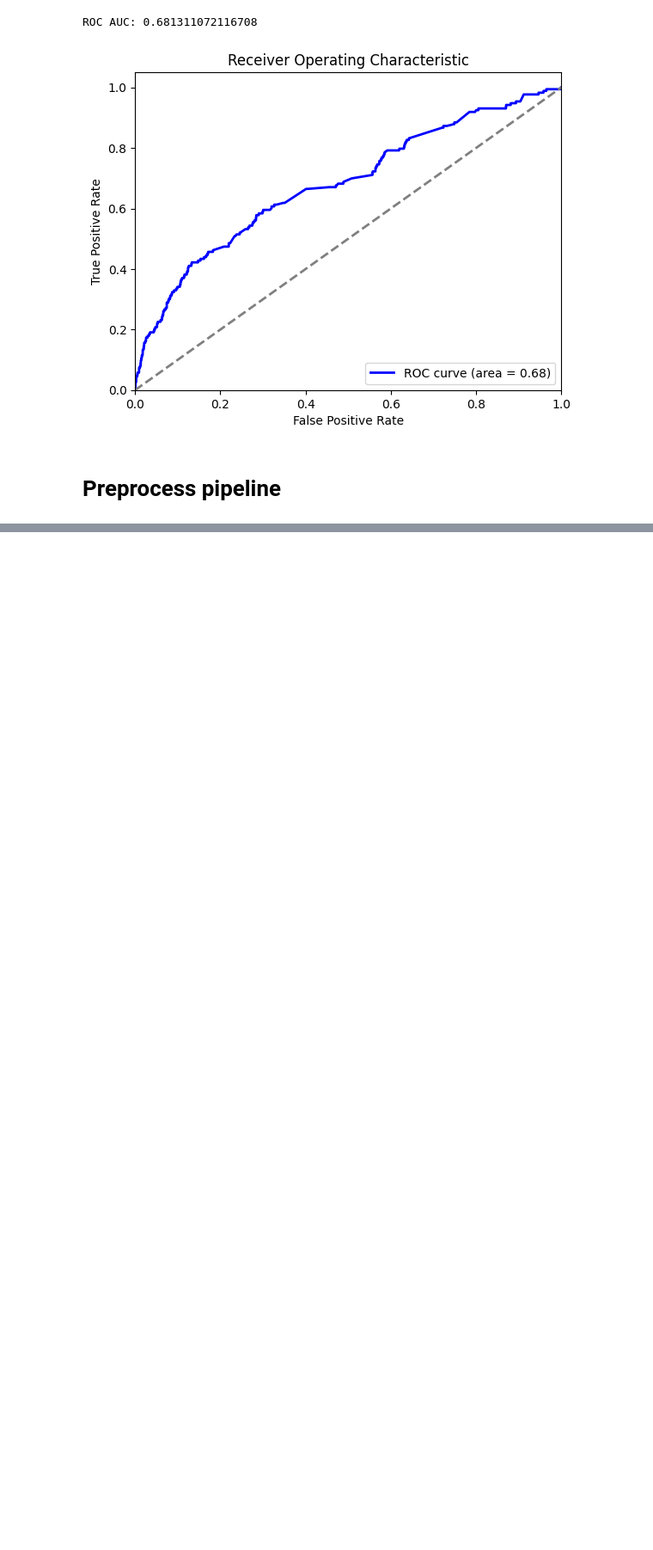
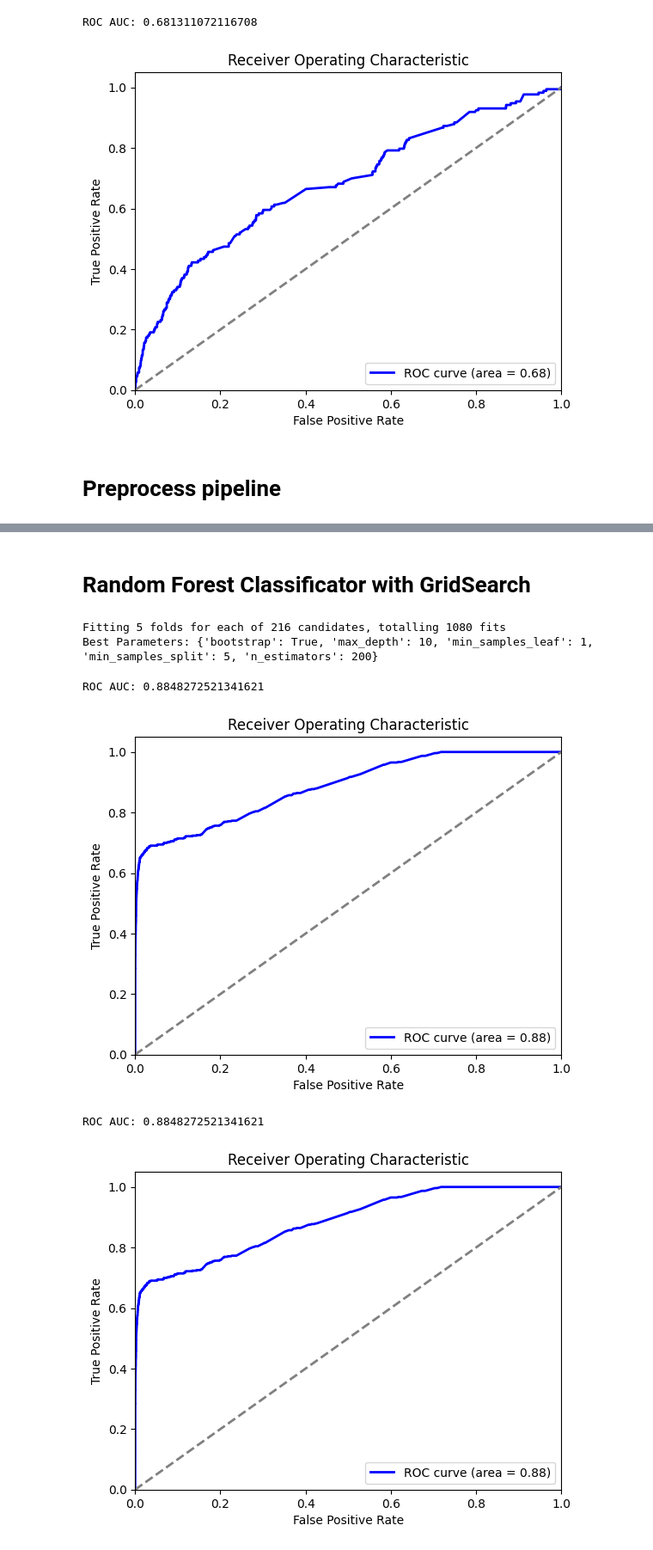
Before and after one commit to den2morrow/colab_research, a Jupyter notebook: data_secret_first_cup_2024_v1.ipynb, the cells around one changed output, grey strips where cells are left out. Shown: that part at 86% size. Saved outputs shown, nothing was run; the diff lists cells and outputs as text; code cells hidden in the pictures; blank space fills up the shorter version.

```diff
--- a/data_secret_first_cup_2024_v1.ipynb
+++ b/data_secret_first_cup_2024_v1.ipynb
@@ -370,0 +458,41 @@ ROC AUC: 0.681311072116708
+# %% [markdown]
+# Random Forest Classificator with GridSearch
+# %%
+from sklearn.model_selection import GridSearchCV
+
+# Определение параметров для Grid Search
+param_grid = {
+    'n_estimators': [50, 100, 200],
+    'max_depth': [None, 10, 20, 30],
+    'min_samples_split': [2, 5, 10],
+    'min_samples_leaf': [1, 2, 4],
+    'bootstrap': [True, False]
+}
+
+# Создание модели RandomForestClassifier
+rf = RandomForestClassifier(random_state=42)
+
+# Настройка Grid Search
+grid_search = GridSearchCV(estimator=rf, param_grid=param_grid, cv=5, n_jobs=-1, verbose=2, scoring='roc_auc')
+
+# Обучение Grid Search
+grid_search.fit(X_train, y_train)
+
+# Получение лучших параметров
+best_params = grid_search.best_params_
+print('Best Parameters:', best_params)
+# {'bootstrap': True, 'max_depth': 10, 'min_samples_leaf': 1, 'min_samples_split': 5, 'n_estimators': 200}
+
+# Обучение модели с лучшими параметрами
+best_model = grid_search.best_estimator_
+# %% [output]
+Fitting 5 folds for each of 216 candidates, totalling 1080 fits
+Best Parameters: {'bootstrap': True, 'max_depth': 10, 'min_samples_leaf': 1, 'min_samples_split': 5, 'n_estimators': 200}
+# %%
+create_roc_auc_curve(best_model, X_train, y_train)
+create_roc_auc_curve(best_model, X_val, y_val)
+# %% [output]
+ROC AUC: 0.8848272521341621
+[figure, added]
+ROC AUC: 0.8848272521341621
+[figure, added]
```
Also changed, not shown: parts of 16 cells of this notebook.
